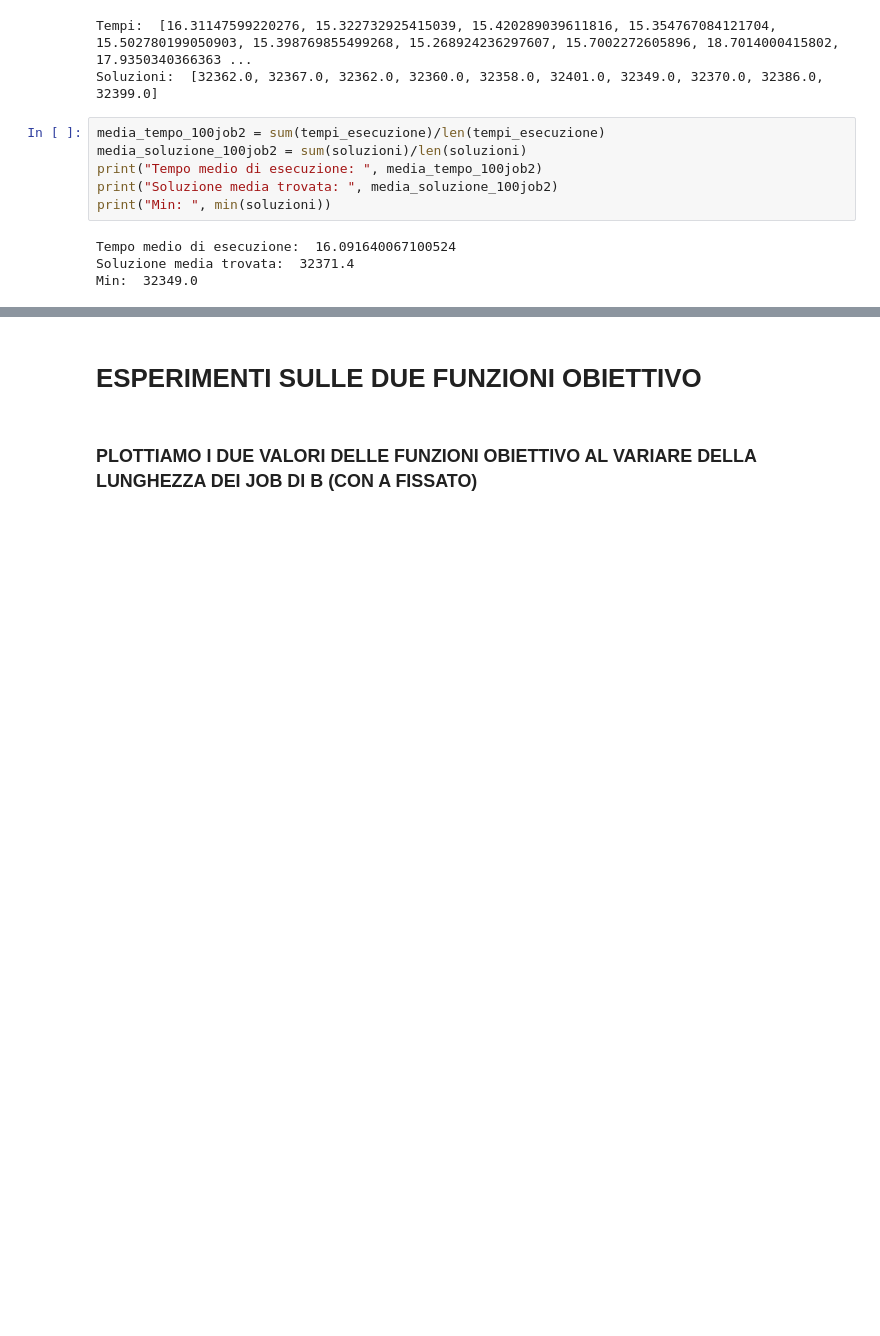
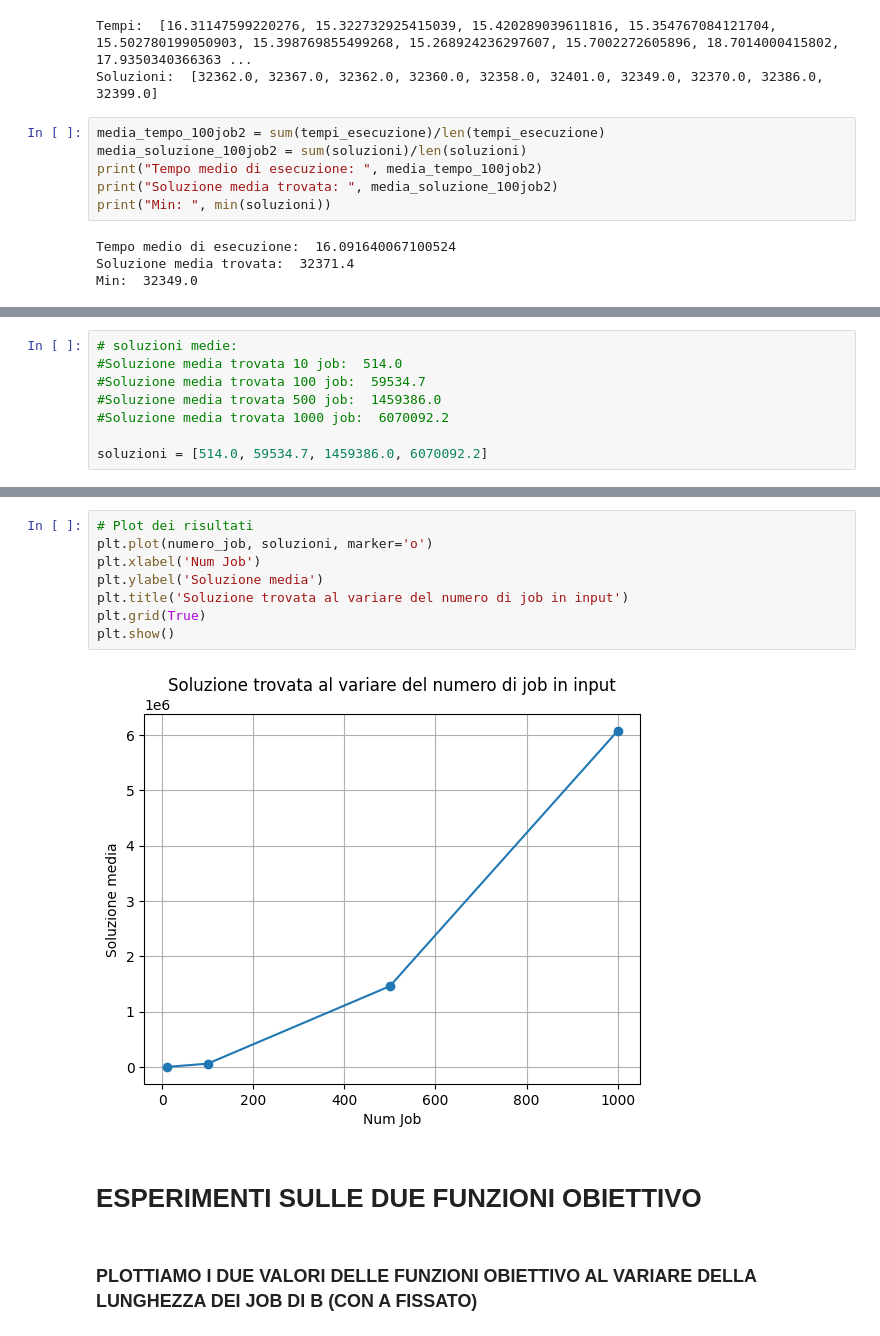
Before and after one commit to FabLetizia/Job-shop-scheduling, a Jupyter notebook: geneticAlg.ipynb, the cells around one changed output, grey strips where cells are left out. Saved outputs shown, nothing was run; the diff lists cells and outputs as text; blank space fills up the shorter version.

```diff
--- a/geneticAlg.ipynb
+++ b/geneticAlg.ipynb
@@ -574,0 +587,8 @@ Min:  32349.0
+# %%
+# soluzioni medie:
+#Soluzione media trovata 10 job:  514.0
+#Soluzione media trovata 100 job:  59534.7
+#Soluzione media trovata 500 job:  1459386.0
+#Soluzione media trovata 1000 job:  6070092.2
+
+soluzioni = [514.0, 59534.7, 1459386.0, 6070092.2]
@@ -575,3 +607,13 @@ Min:  32349.0
+# %%
+# Plot dei risultati
+plt.plot(numero_job, soluzioni, marker='o')
+plt.xlabel('Num Job')
+plt.ylabel('Soluzione media')
+plt.title('Soluzione trovata al variare del numero di job in input')
+plt.grid(True)
+plt.show()
+# %% [output]
+[figure, added]
 # %% [markdown]
 # ESPERIMENTI SULLE DUE FUNZIONI OBIETTIVO
 # %% [markdown]
```
Also changed, not shown: parts of 11 cells of this notebook.
